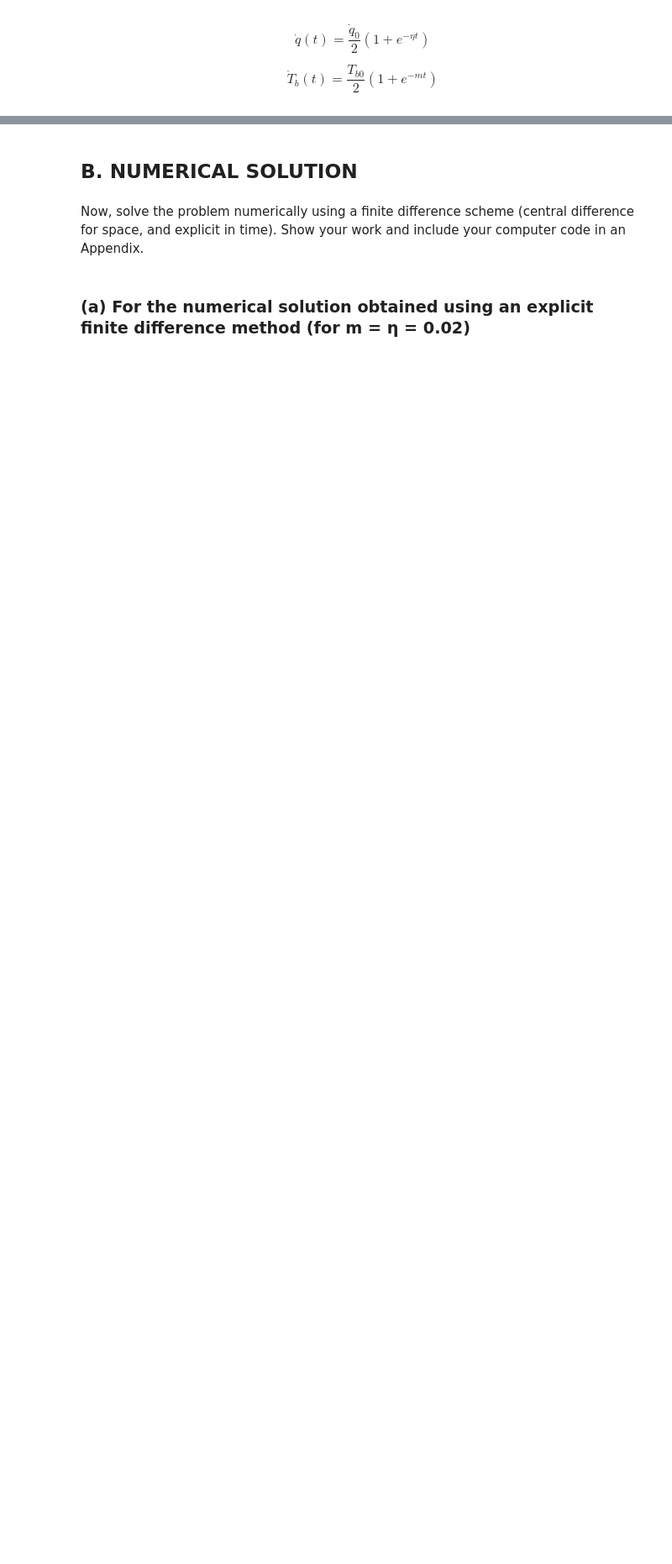
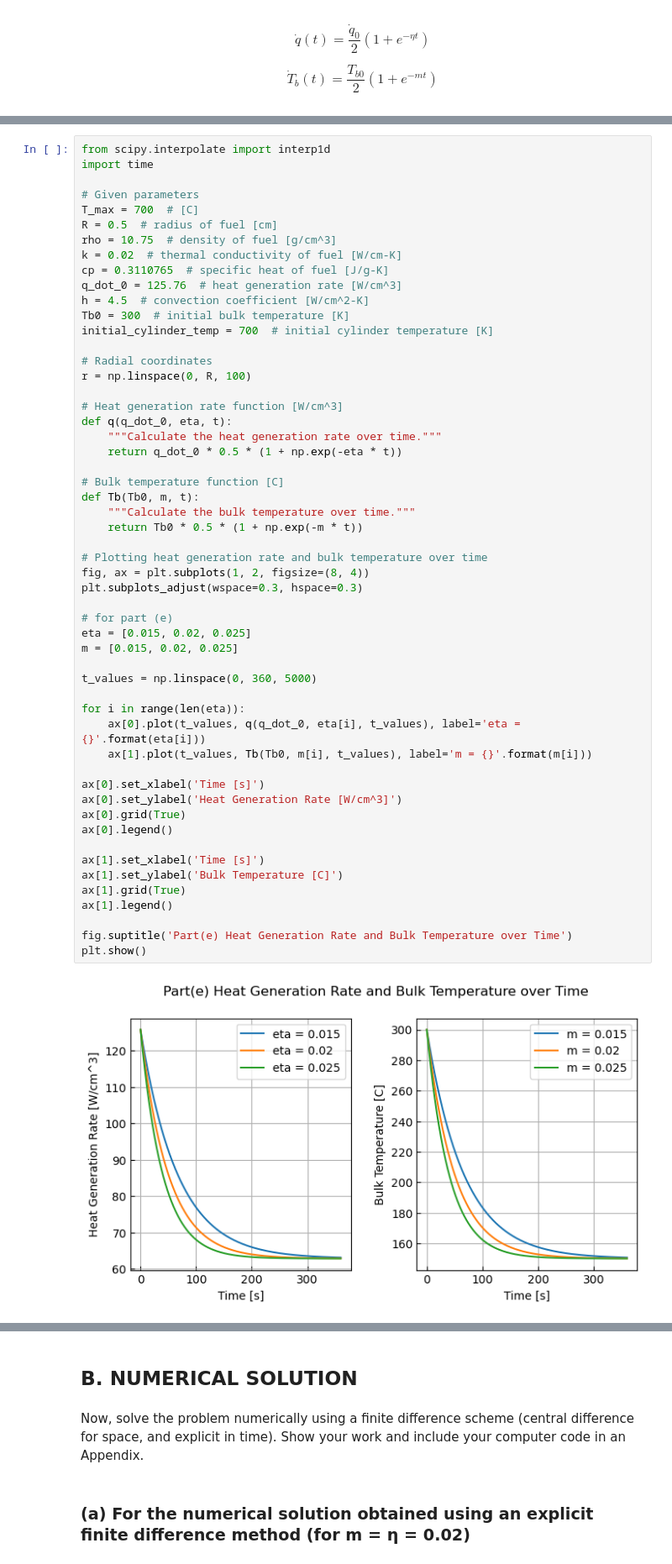
Before and after one commit to kkazuma19/HW501, a Jupyter notebook: CP2.ipynb, the cells around one changed output, grey strips where cells are left out. Shown at 84% size. Saved outputs shown, nothing was run; the diff lists cells and outputs as text; blank space fills up the shorter version.

```diff
--- a/CP2.ipynb
+++ b/CP2.ipynb
@@ -127,0 +129,56 @@ $$
+# %%
+from scipy.interpolate import interp1d
+import time
+
+# Given parameters
+T_max = 700  # [C]
+R = 0.5  # radius of fuel [cm]
+rho = 10.75  # density of fuel [g/cm^3]
+k = 0.02  # thermal conductivity of fuel [W/cm-K]
+cp = 0.3110765  # specific heat of fuel [J/g-K]
+q_dot_0 = 125.76  # heat generation rate [W/cm^3]
+h = 4.5  # convection coefficient [W/cm^2-K]
+Tb0 = 300  # initial bulk temperature [K]
+initial_cylinder_temp = 700  # initial cylinder temperature [K]
+
+# Radial coordinates
+r = np.linspace(0, R, 100)
+
+# Heat generation rate function [W/cm^3]
+def q(q_dot_0, eta, t):
+    """Calculate the heat generation rate over time."""
+    return q_dot_0 * 0.5 * (1 + np.exp(-eta * t))
+
+# Bulk temperature function [C]
+def Tb(Tb0, m, t):
+    """Calculate the bulk temperature over time."""
+    return Tb0 * 0.5 * (1 + np.exp(-m * t))
+
+# Plotting heat generation rate and bulk temperature over time
+fig, ax = plt.subplots(1, 2, figsize=(8, 4))
+plt.subplots_adjust(wspace=0.3, hspace=0.3)
+
+# for part (e)
+eta = [0.015, 0.02, 0.025]
+m = [0.015, 0.02, 0.025]
+
+t_values = np.linspace(0, 360, 5000)
+
+for i in range(len(eta)):
+    ax[0].plot(t_values, q(q_dot_0, eta[i], t_values), label='eta = {}'.format(eta[i]))
+    ax[1].plot(t_values, Tb(Tb0, m[i], t_values), label='m = {}'.format(m[i]))
+
+ax[0].set_xlabel('Time [s]')
+ax[0].set_ylabel('Heat Generation Rate [W/cm^3]')
+ax[0].grid(True)
+ax[0].legend()
+
+ax[1].set_xlabel('Time [s]')
+ax[1].set_ylabel('Bulk Temperature [C]')
+ax[1].grid(True)
+ax[1].legend()
+
+fig.suptitle('Part(e) Heat Generation Rate and Bulk Temperature over Time')
+plt.show()
+# %% [output]
+[figure, added]
```
Also changed, not shown: parts of 10 cells of this notebook.
